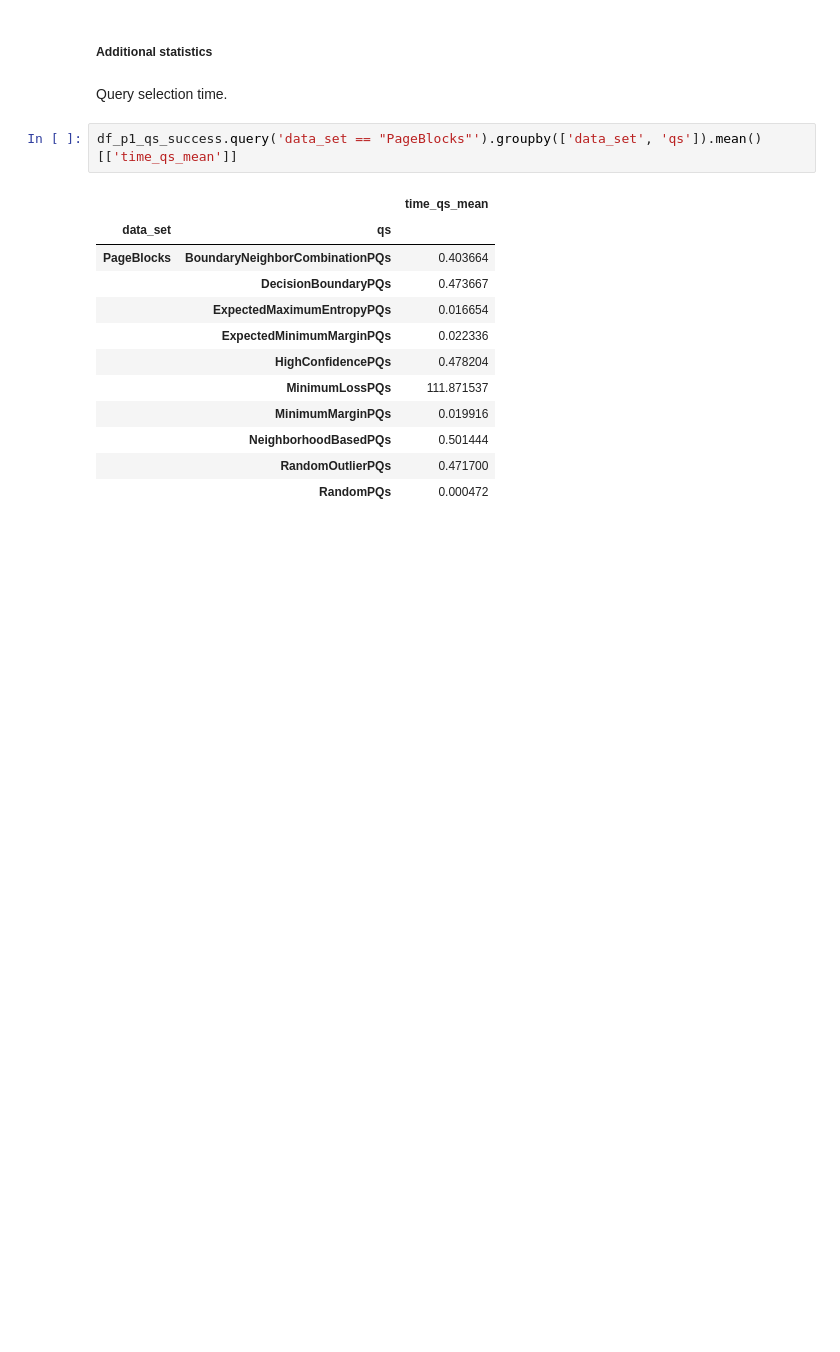
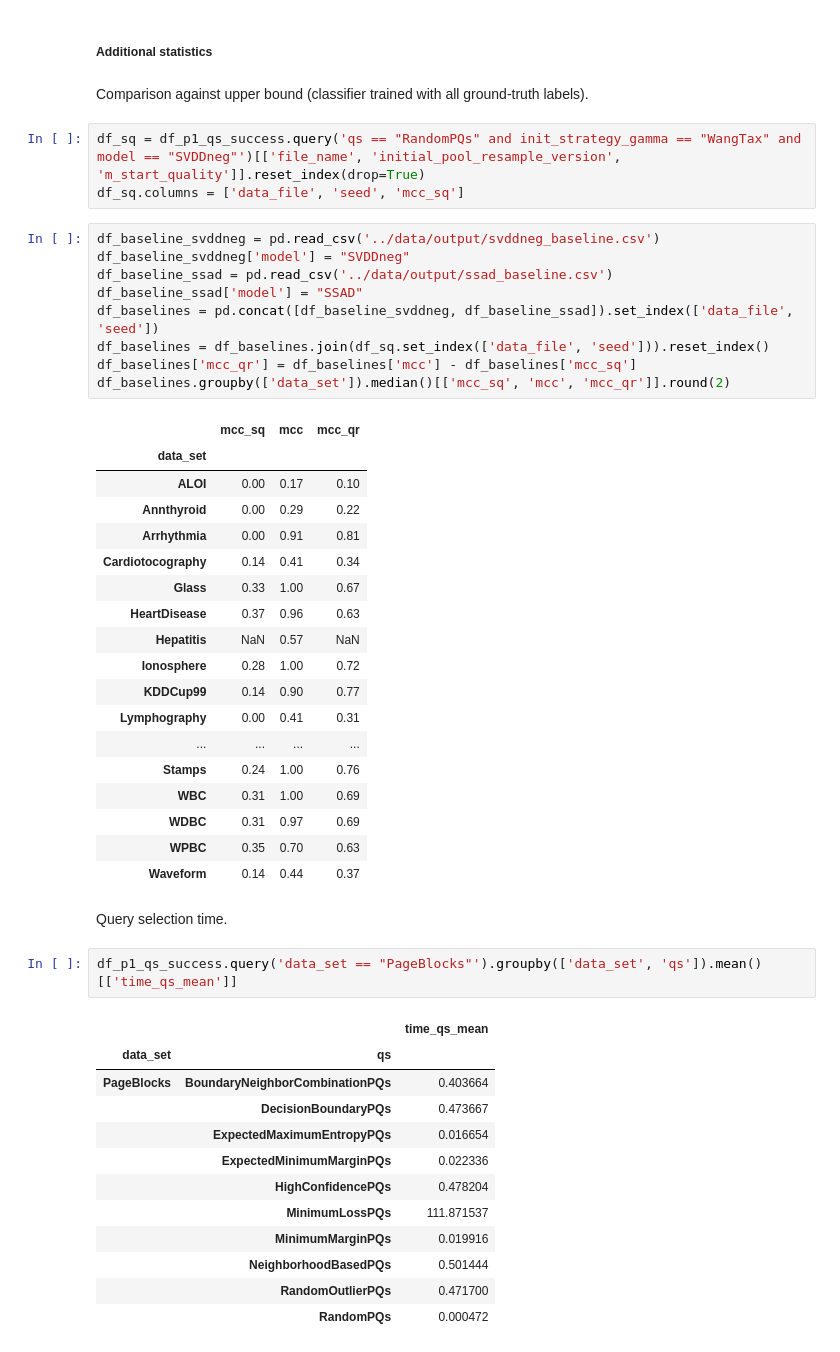
Before and after one commit to kit-dbis/ocal-evaluation, a Jupyter notebook: notebooks/evaluation_part1.ipynb, the cells around one changed output. Drawn from its saved outputs; the diff is of its cells as text; blank space fills up the shorter version.

Commit message:
Compute classifier upper bounds.

```diff
--- a/notebooks/evaluation_part1.ipynb
+++ b/notebooks/evaluation_part1.ipynb
@@ -406,5 +406,38 @@ print(res.to_latex(escape=False, na_rep='-', index=False)) if print_latex else r
 # %% [markdown]
 ##### Additional statistics
+# %% [markdown]
+Comparison against upper bound (classifier trained with all ground-truth labels).
+# %%
+df_sq = df_p1_qs_success.query('qs == "RandomPQs" and init_strategy_gamma == "WangTax" and model == "SVDDneg"')[['file_name', 'initial_pool_resample_version', 'm_start_quality']].reset_index(drop=True)
+df_sq.columns = ['data_file', 'seed', 'mcc_sq']
+# %%
+df_baseline_svddneg = pd.read_csv('../data/output/svddneg_baseline.csv')
+df_baseline_svddneg['model'] = "SVDDneg"
+df_baseline_ssad = pd.read_csv('../data/output/ssad_baseline.csv')
+df_baseline_ssad['model'] = "SSAD"
+df_baselines = pd.concat([df_baseline_svddneg, df_baseline_ssad]).set_index(['data_file', 'seed'])
+df_baselines = df_baselines.join(df_sq.set_index(['data_file', 'seed'])).reset_index()
+df_baselines['mcc_qr'] = df_baselines['mcc'] - df_baselines['mcc_sq']
+df_baselines.groupby(['data_set']).median()[['mcc_sq', 'mcc', 'mcc_qr']].round(2)
+# %% [output]
+|  | mcc_sq | mcc | mcc_qr |
+| data_set |  |  |  |
+| ALOI | 0.00 | 0.17 | 0.10 |
+| Annthyroid | 0.00 | 0.29 | 0.22 |
+| Arrhythmia | 0.00 | 0.91 | 0.81 |
+| Cardiotocography | 0.14 | 0.41 | 0.34 |
+| Glass | 0.33 | 1.00 | 0.67 |
+| HeartDisease | 0.37 | 0.96 | 0.63 |
+| Hepatitis | NaN | 0.57 | NaN |
+| Ionosphere | 0.28 | 1.00 | 0.72 |
+| KDDCup99 | 0.14 | 0.90 | 0.77 |
+| Lymphography | 0.00 | 0.41 | 0.31 |
+| ... | ... | ... | ... |
+| Stamps | 0.24 | 1.00 | 0.76 |
+| WBC | 0.31 | 1.00 | 0.69 |
+| WDBC | 0.31 | 0.97 | 0.69 |
+| WPBC | 0.35 | 0.70 | 0.63 |
+| Waveform | 0.14 | 0.44 | 0.37 |
 # %% [markdown]
 Query selection time.
 # %%
```
Also changed, not shown: parts of 6 cells of this notebook, 3 other files.
